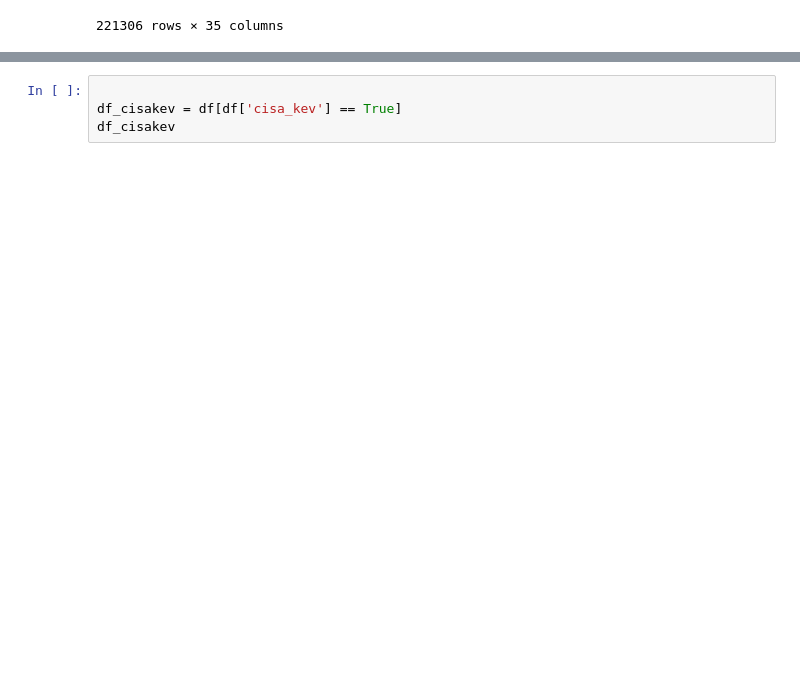
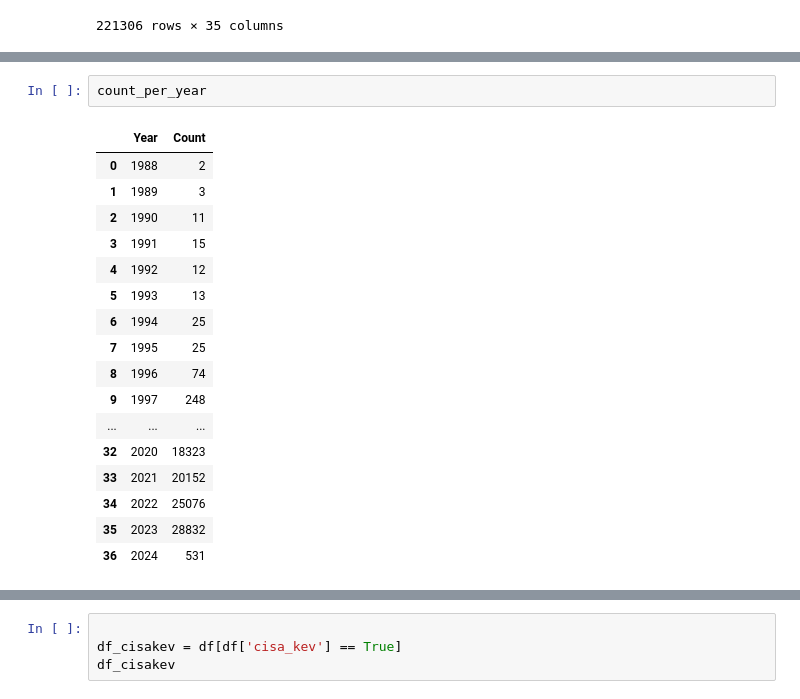
Before and after one commit to RiskBasedPrioritization/RiskBasedPrioritizationAnalysis, a Jupyter notebook: analysis/cisa_kev_epss_cvss.ipynb, the cells around one changed output, grey strips where cells are left out. Drawn from its saved outputs; the diff is of its cells as text; blank space fills up the shorter version.

```diff
--- a/analysis/cisa_kev_epss_cvss.ipynb
+++ b/analysis/cisa_kev_epss_cvss.ipynb
@@ -32,0 +130,20 @@ df
+# %%
+count_per_year
+# %% [output]
+|  | Year | Count |
+| 0 | 1988 | 2 |
+| 1 | 1989 | 3 |
+| 2 | 1990 | 11 |
+| 3 | 1991 | 15 |
+| 4 | 1992 | 12 |
+| 5 | 1993 | 13 |
+| 6 | 1994 | 25 |
+| 7 | 1995 | 25 |
+| 8 | 1996 | 74 |
+| 9 | 1997 | 248 |
+| ... | ... | ... |
+| 32 | 2020 | 18323 |
+| 33 | 2021 | 20152 |
+| 34 | 2022 | 25076 |
+| 35 | 2023 | 28832 |
+| 36 | 2024 | 531 |
```
Also changed, not shown: parts of 3 cells of this notebook, 1 other file.
